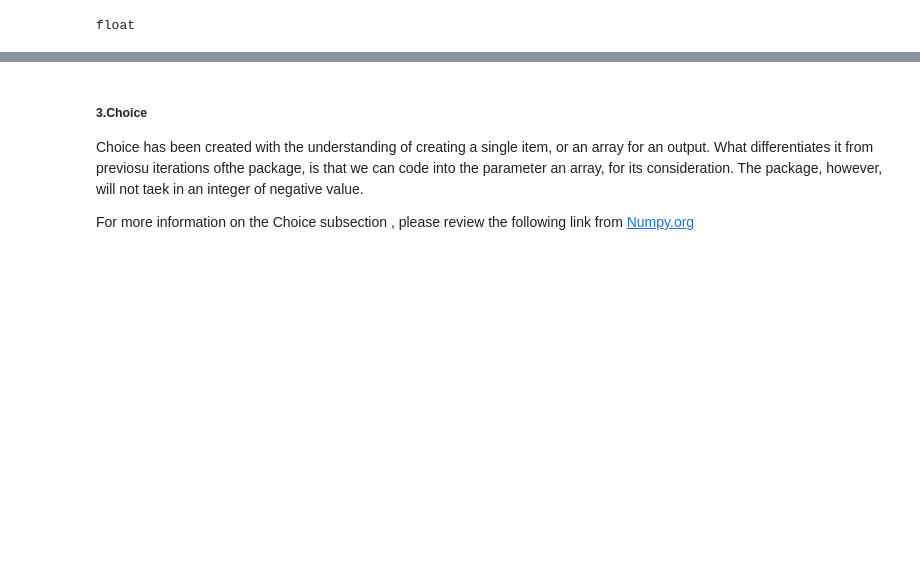
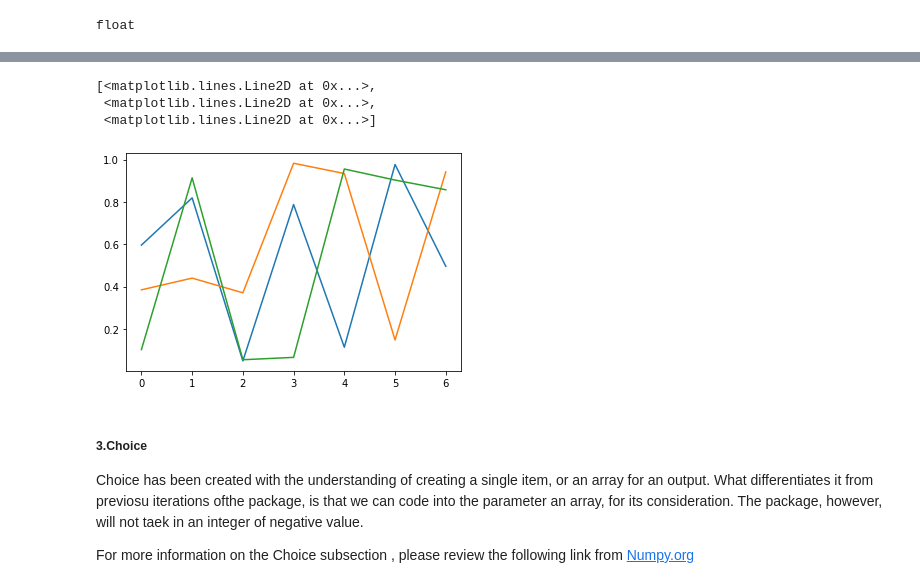
Before and after one commit to jonkavana/PODA-Project-2020, a Jupyter notebook: PODA Numpy.Random .ipynb, the cells around one changed output, grey strips where cells are left out. Saved outputs shown, nothing was run; the diff lists cells and outputs as text; code cells hidden in the pictures; blank space fills up the shorter version.

```diff
--- a/PODA Numpy.Random .ipynb
+++ b/PODA Numpy.Random .ipynb
@@ -186,3 +205,11 @@ array([0.57653239, 1.10099779, 1.40455853, 2.44300135, 2.84391021])
+# %%
+ b = rng.random((7,3))
+plt.plot(b)
+# %% [output]
+[<matplotlib.lines.Line2D at 0x...>,
+ <matplotlib.lines.Line2D at 0x...>,
+ <matplotlib.lines.Line2D at 0x...>]
+[figure, added]
 # %% [markdown]
 ##### 3.Choice
 
```
Also changed, not shown: parts of 25 cells of this notebook.
